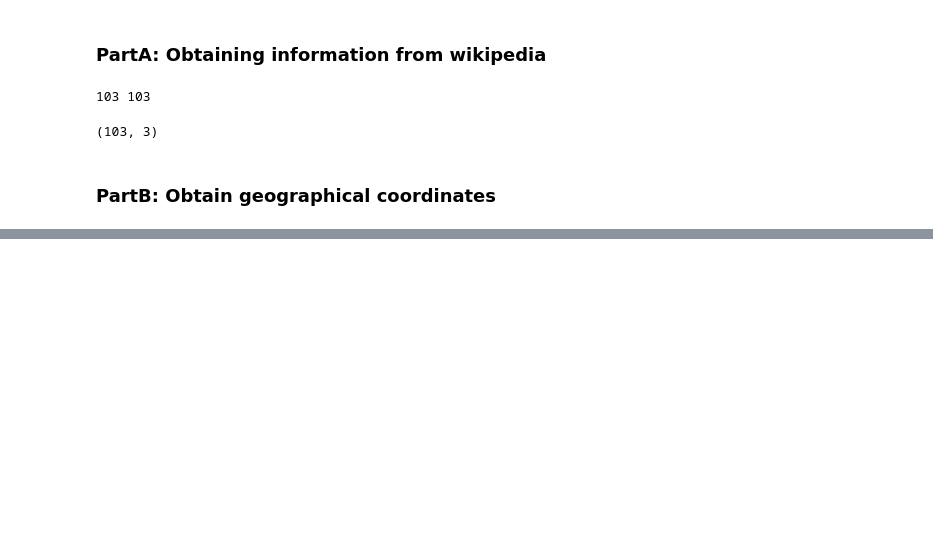
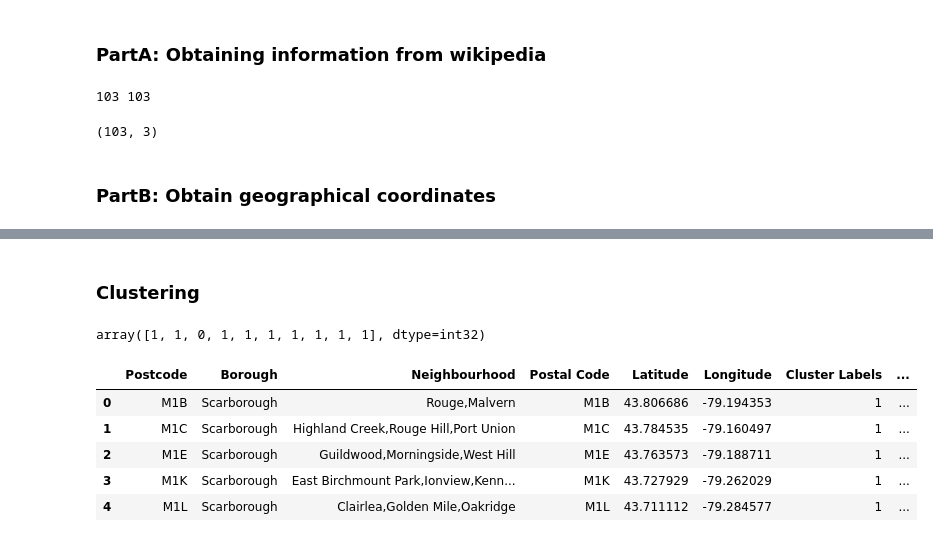
Before and after one commit to johnku2011/Coursera_Capstone, a Jupyter notebook: Capstone Project.ipynb, the cells around one changed output, grey strips where cells are left out. Saved outputs shown, nothing was run; the diff lists cells and outputs as text; code cells hidden in the pictures; blank space fills up the shorter version.

```diff
--- a/Capstone Project.ipynb
+++ b/Capstone Project.ipynb
@@ -157,0 +329,21 @@ df_nodup[df_nodup['Postcode'] == 'M1B']
+# %%
+num_top_venues = 10
+
+indicators = ['st', 'nd', 'rd']
+
+# create columns according to number of top venues
+columns = ['Neighbourhood']
+for ind in np.arange(num_top_venues):
+    try:
+        columns.append('{}{} Most Common Venue'.format(ind+1, indicators[ind]))
+    except:
+        columns.append('{}th Most Common Venue'.format(ind+1))
+
+# create a new dataframe
+neighborhoods_venues_sorted = pd.DataFrame(columns=columns)
+neighborhoods_venues_sorted['Neighbourhood'] = toronto_grouped['Neighbourhood']
+
+for ind in np.arange(toronto_grouped.shape[0]):
+    neighborhoods_venues_sorted.iloc[ind, 1:] = return_most_common_venues(toronto_grouped.iloc[ind, :], num_top_venues)
+
+neighborhoods_venues_sorted.head()
@@ -157,0 +357,2 @@ df_nodup[df_nodup['Postcode'] == 'M1B']
+# %% [markdown]
+### Clustering
@@ -157,0 +363,33 @@ df_nodup[df_nodup['Postcode'] == 'M1B']
+# %%
+# set number of clusters
+kclusters = 5
+
+toronto_grouped_clustering = toronto_grouped.drop('Neighbourhood', 1)
+
+# run k-means clustering
+kmeans = KMeans(n_clusters=kclusters, random_state=0).fit(toronto_grouped_clustering)
+
+# check cluster labels generated for each row in the dataframe
+kmeans.labels_[0:10]
+# %% [output]
+array([1, 1, 0, 1, 1, 1, 1, 1, 1, 1], dtype=int32)
+# %%
+# add clustering labels
+neighborhoods_venues_sorted.insert(0, 'Cluster Labels', kmeans.labels_)
+
+toronto_merged = df_lat_lng
+
+# merge toronto_grouped with toronto_data to add latitude/longitude for each neighborhood
+toronto_merged = toronto_merged.join(neighborhoods_venues_sorted.set_index('Neighbourhood'), on='Neighbourhood')
+
+toronto_merged = toronto_merged.fillna(0)
+toronto_merged = toronto_merged.astype({'Cluster Labels': 'int32'})
+
+toronto_merged.head() # check the last columns!
+# %% [output]
+|  | Postcode | Borough | Neighbourhood | Postal Code | Latitude | Longitude | Cluster Labels | ... |
+| 0 | M1B | Scarborough | Rouge,Malvern | M1B | 43.806686 | -79.194353 | 1 | ... |
+| 1 | M1C | Scarborough | Highland Creek,Rouge Hill,Port Union | M1C | 43.784535 | -79.160497 | 1 | ... |
+| 2 | M1E | Scarborough | Guildwood,Morningside,West Hill | M1E | 43.763573 | -79.188711 | 1 | ... |
+| 3 | M1K | Scarborough | East Birchmount Park,Ionview,Kenn... | M1K | 43.727929 | -79.262029 | 1 | ... |
+| 4 | M1L | Scarborough | Clairlea,Golden Mile,Oakridge | M1L | 43.711112 | -79.284577 | 1 | ... |
```
Also changed, not shown: parts of 27 cells of this notebook.
